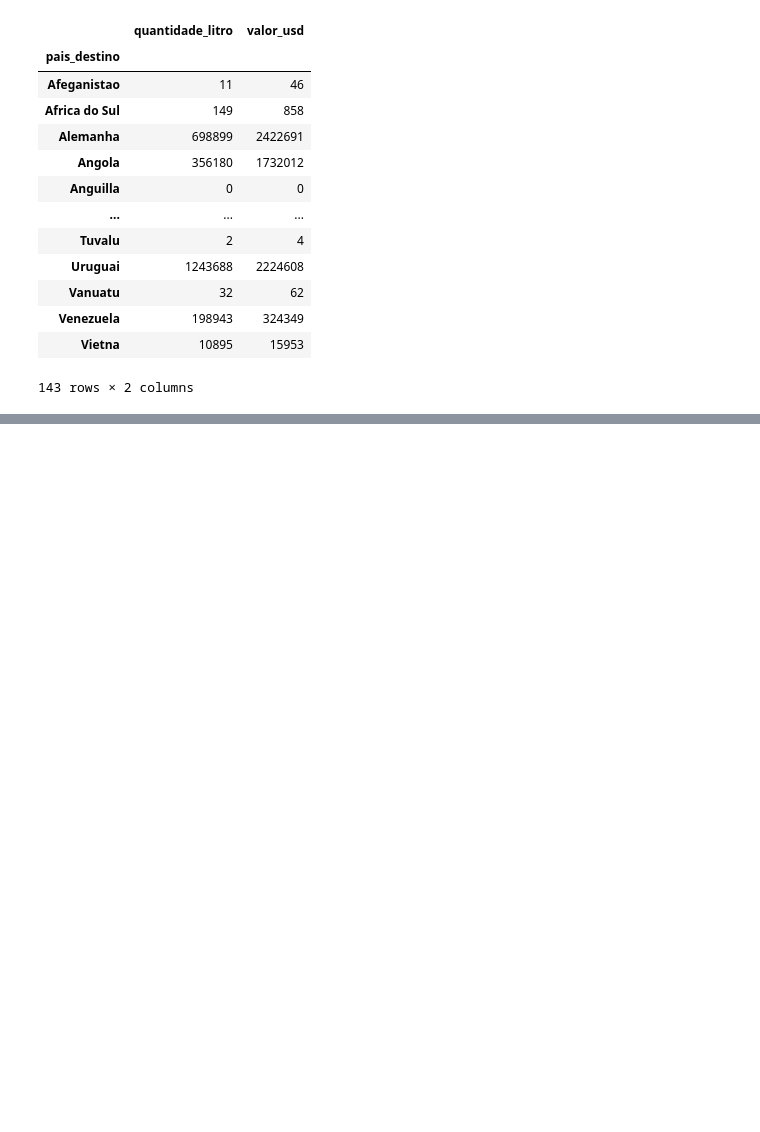
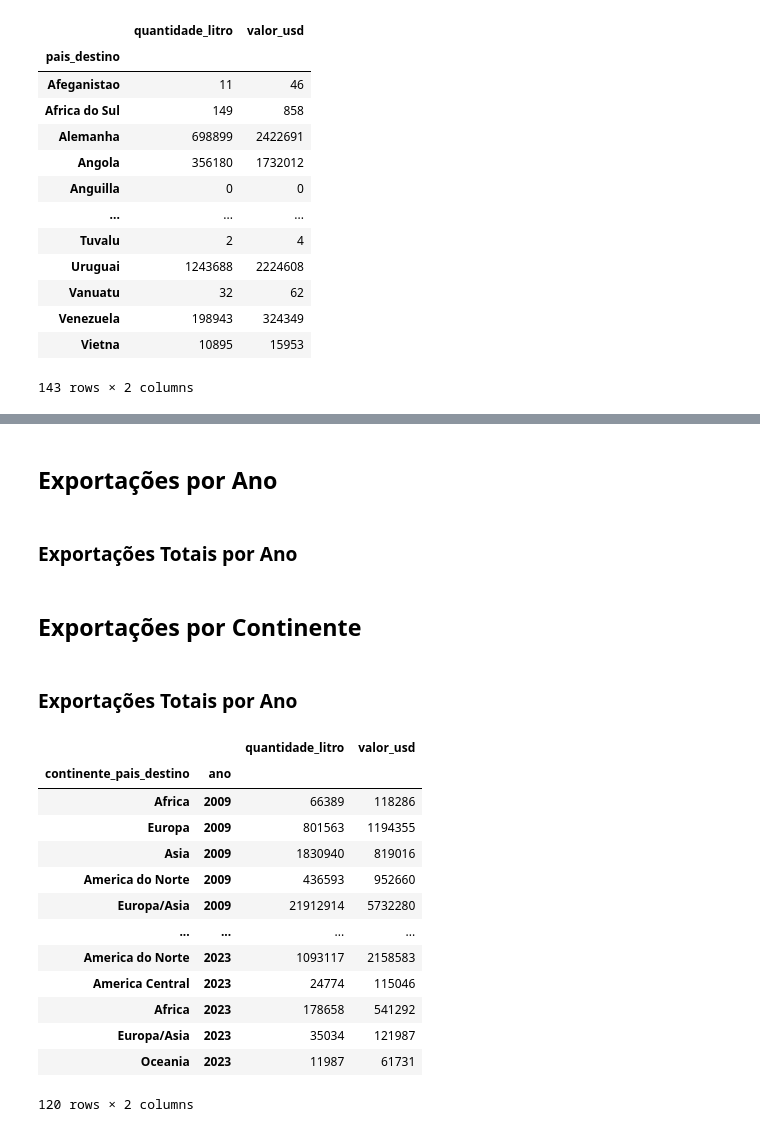
Before and after one commit to alexsoares4a/exportacao_vinhos, a Jupyter notebook: exportacao_vinhos.ipynb, the cells around one changed output, grey strips where cells are left out. Drawn from its saved outputs; the diff is of its cells as text; code cells hidden in the pictures; blank space fills up the shorter version.

Commit message:
Dados das Avaliacoes

```diff
--- a/exportacao_vinhos.ipynb
+++ b/exportacao_vinhos.ipynb
@@ -26,7 +26,7 @@ Os dados de exportação de vinhos de mesa serão carregados a partir de um arqu
 # Define a URL ou caminho do arquivo CSV contendo os dados de exportação de vinhos
 url_vinhos = "dados/ExpVinho.csv"
 url_espumantes = "dados/ExpEspumantes.csv"
-url_pais_continentes = "dados/paises_continentes.csv"
+url_pais_continentes = "https://raw.githubusercontent.com/alexsoares4a/exportacao_vinhos/main/dados/paises_continentes.csv"
 
 # Carrega os dados do CSV para um DataFrame do pandas, usando ";" como separador de colunas
 dados_vinhos = pd.read_csv(url_vinhos, sep=";")
@@ -551,0 +557,4 @@ dados_filtrados.groupby(['pais_destino'])[['quantidade_litro', 'valor_usd']].sum
+# %% [markdown]
+## **Exportações por Ano**
+# %% [markdown]
+### **Exportações Totais por Ano**
@@ -551,0 +568,28 @@ dados_filtrados.groupby(['pais_destino'])[['quantidade_litro', 'valor_usd']].sum
+# %% [markdown]
+## **Exportações por Continente**
+# %% [markdown]
+### **Exportações Totais por Ano**
+# %%
+lista_colunas_agrupadas = ["continente_pais_destino", "ano"]
+lista_colunas_totalizadas = ["quantidade_litro", "valor_usd"]
+
+exportacoes_totais_continente = dados_consolidados.groupby(lista_colunas_agrupadas)[lista_colunas_totalizadas].sum().sort_values("ano", ascending=True)
+
+#exportacoes_totais_continente
+
+exportacoes_totais_continente.to_csv("exportacoes_totais_continente.csv", sep=";")
+# %% [output]
+|  |  | quantidade_litro | valor_usd |
+| continente_pais_destino | ano |  |  |
+| Africa | 2009 | 66389 | 118286 |
+| Europa | 2009 | 801563 | 1194355 |
+| Asia | 2009 | 1830940 | 819016 |
+| America do Norte | 2009 | 436593 | 952660 |
+| Europa/Asia | 2009 | 21912914 | 5732280 |
+| ... | ... | ... | ... |
+| America do Norte | 2023 | 1093117 | 2158583 |
+| America Central | 2023 | 24774 | 115046 |
+| Africa | 2023 | 178658 | 541292 |
+| Europa/Asia | 2023 | 35034 | 121987 |
+| Oceania | 2023 | 11987 | 61731 |
+120 rows × 2 columns
```
Also changed, not shown: parts of 21 cells of this notebook, 23 other files.
